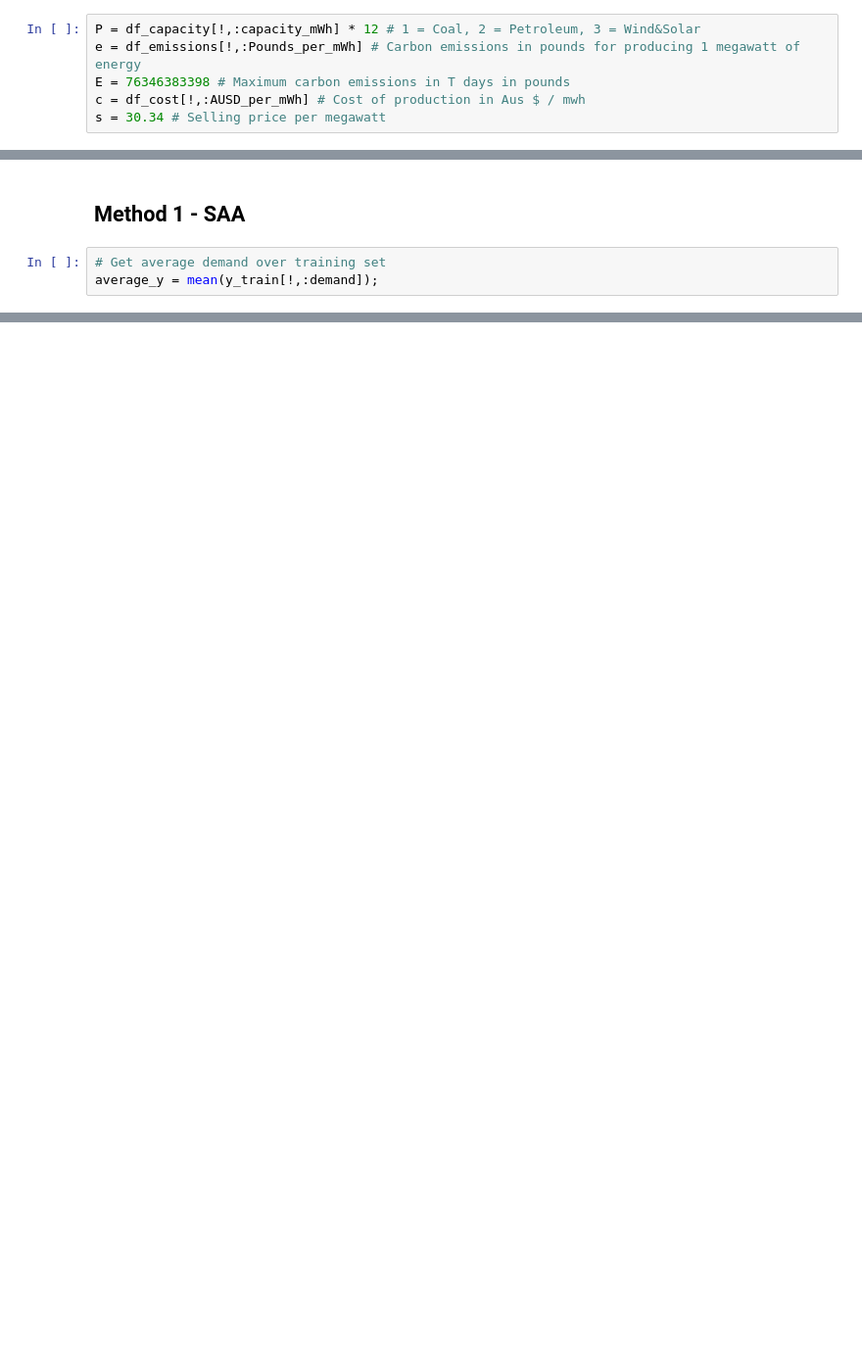
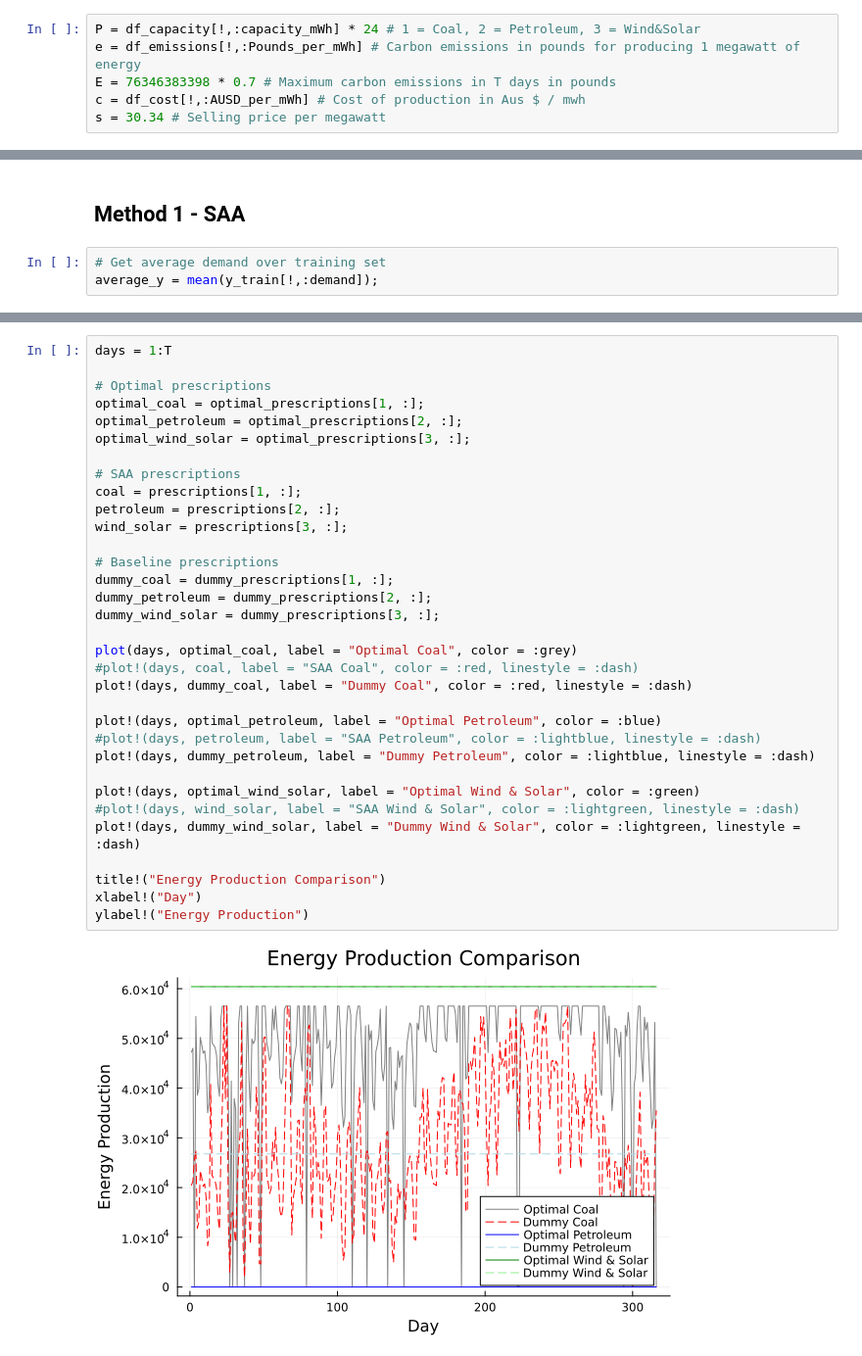
Before and after one commit to tommysalva/ml_proj, a Jupyter notebook: prescription.ipynb, the cells around one changed output, grey strips where cells are left out. Shown at 98% size. Cells and saved outputs as stored; diff of their text form; blank space fills up the shorter version.

```diff
--- a/prescription.ipynb
+++ b/prescription.ipynb
@@ -31,9 +31,9 @@ first(X_test, 5)
 T = size(X_test, 1);
 I = size(df_capacity, 1);
 # %%
-P = df_capacity[!,:capacity_mWh] * 12 # 1 = Coal, 2 = Petroleum, 3 = Wind&Solar
+P = df_capacity[!,:capacity_mWh] * 24 # 1 = Coal, 2 = Petroleum, 3 = Wind&Solar
 e = df_emissions[!,:Pounds_per_mWh] # Carbon emissions in pounds for producing 1 megawatt of energy
-E = 76346383398 # Maximum carbon emissions in T days in pounds
+E = 76346383398 * 0.7 # Maximum carbon emissions in T days in pounds
 c = df_cost[!,:AUSD_per_mWh] # Cost of production in Aus $ / mwh
 s = 30.34 # Selling price per megawatt
 # %% [output]
@@ -213,0 +270,35 @@ println("Production plan: ", production_plan)
+# %%
+days = 1:T
+
+# Optimal prescriptions
+optimal_coal = optimal_prescriptions[1, :];
+optimal_petroleum = optimal_prescriptions[2, :];
+optimal_wind_solar = optimal_prescriptions[3, :];
+
+# SAA prescriptions
+coal = prescriptions[1, :];
+petroleum = prescriptions[2, :];
+wind_solar = prescriptions[3, :];
+
+# Baseline prescriptions
+dummy_coal = dummy_prescriptions[1, :];
+dummy_petroleum = dummy_prescriptions[2, :];
+dummy_wind_solar = dummy_prescriptions[3, :];
+
+plot(days, optimal_coal, label = "Optimal Coal", color = :grey)
+#plot!(days, coal, label = "SAA Coal", color = :red, linestyle = :dash)
+plot!(days, dummy_coal, label = "Dummy Coal", color = :red, linestyle = :dash)
+
+plot!(days, optimal_petroleum, label = "Optimal Petroleum", color = :blue)
+#plot!(days, petroleum, label = "SAA Petroleum", color = :lightblue, linestyle = :dash)
+plot!(days, dummy_petroleum, label = "Dummy Petroleum", color = :lightblue, linestyle = :dash)
+
+plot!(days, optimal_wind_solar, label = "Optimal Wind & Solar", color = :green)
+#plot!(days, wind_solar, label = "SAA Wind & Solar", color = :lightgreen, linestyle = :dash)
+plot!(days, dummy_wind_solar, label = "Dummy Wind & Solar", color = :lightgreen, linestyle = :dash)
+
+title!("Energy Production Comparison")
+xlabel!("Day")
+ylabel!("Energy Production")
+# %% [output]
+[figure, added]
```
Also changed, not shown: parts of 20 cells of this notebook.
